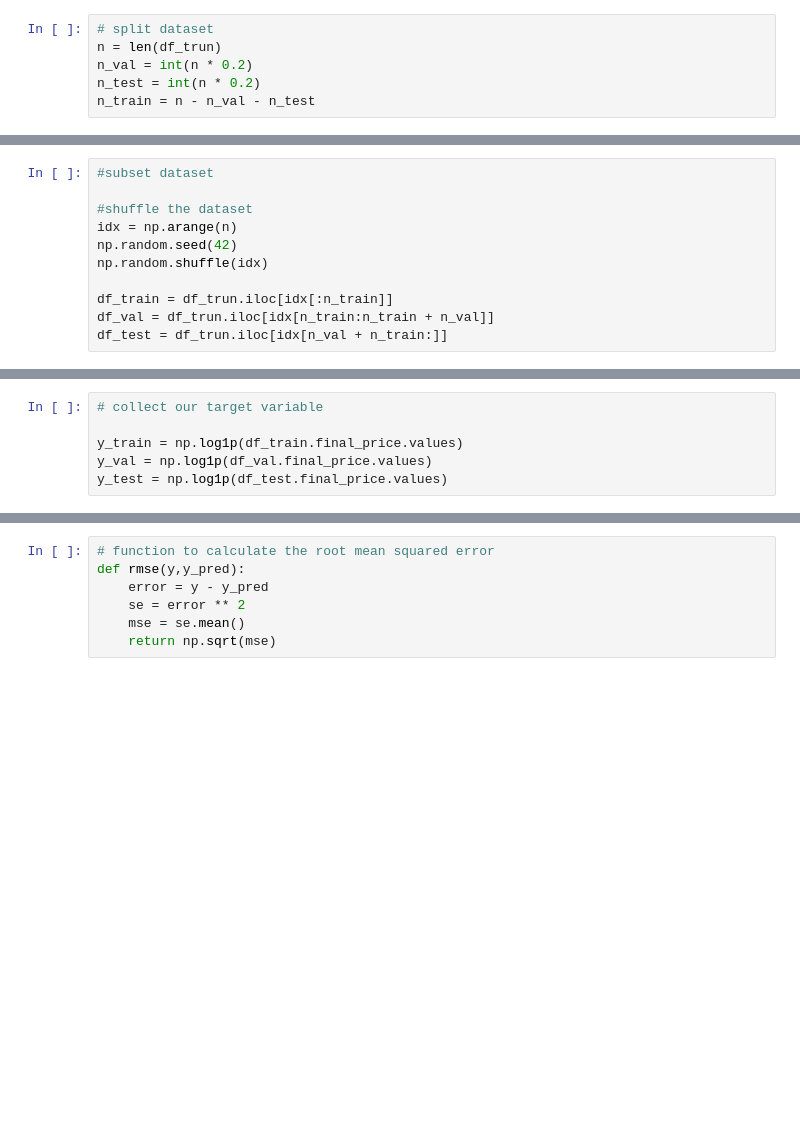
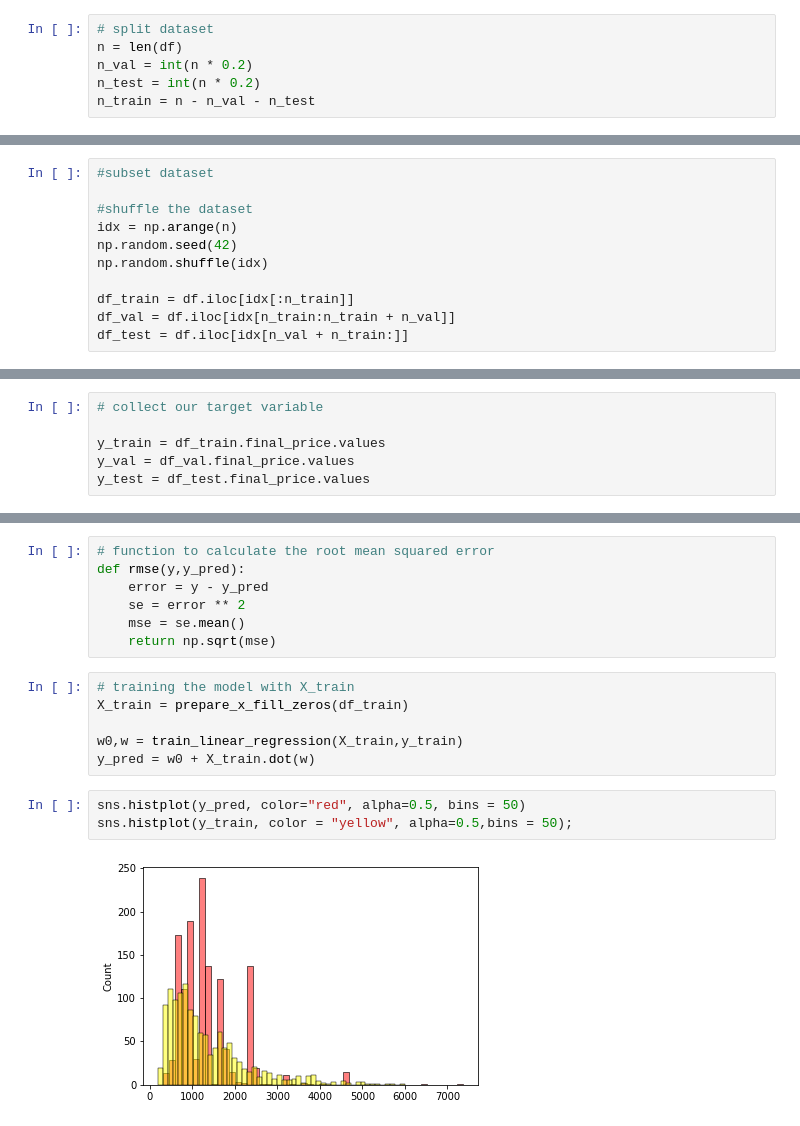
Before and after one commit to agudze-silas/ml-zoomcamp, a Jupyter notebook: week-2/homework.ipynb, the cells around one changed output, grey strips where cells are left out. Drawn from its saved outputs; the diff is of its cells as text; blank space fills up the shorter version.

```diff
--- a/week-2/homework.ipynb
+++ b/week-2/homework.ipynb
@@ -92,7 +73,7 @@ df_trun.describe()
 | max | 128.000000 | 4000.000000 | 18.000000 | 7150.470000 |
 # %%
 # split dataset
-n = len(df_trun)
+n = len(df)
 n_val = int(n * 0.2)
 n_test = int(n * 0.2)
 n_train = n - n_val - n_test
@@ -104,9 +89,9 @@ idx = np.arange(n)
 np.random.seed(42)
 np.random.shuffle(idx)
 
-df_train = df_trun.iloc[idx[:n_train]]
-df_val = df_trun.iloc[idx[n_train:n_train + n_val]]
-df_test = df_trun.iloc[idx[n_val + n_train:]]
+df_train = df.iloc[idx[:n_train]]
+df_val = df.iloc[idx[n_train:n_train + n_val]]
+df_test = df.iloc[idx[n_val + n_train:]]
 # %%
 df_train = df_train.reset_index(drop=True)
 df_val = df_val.reset_index(drop=True)
@@ -114,9 +99,9 @@ df_val = df_test.reset_index(drop=True)
 # %%
 # collect our target variable
 
-y_train = np.log1p(df_train.final_price.values)
-y_val = np.log1p(df_val.final_price.values)
-y_test = np.log1p(df_test.final_price.values)
+y_train = df_train.final_price.values
+y_val = df_val.final_price.values
+y_test = df_test.final_price.values
 # %%
 del df_train['final_price']
 del df_test['final_price']
@@ -171,6 +157,17 @@ def rmse(y,y_pred):
     se = error ** 2
     mse = se.mean()
     return np.sqrt(mse)
+# %%
+# training the model with X_train
+X_train = prepare_x_fill_zeros(df_train)
+
+w0,w = train_linear_regression(X_train,y_train)
+y_pred = w0 + X_train.dot(w)
+# %%
+sns.histplot(y_pred, color="red", alpha=0.5, bins = 50)
+sns.histplot(y_train, color = "yellow", alpha=0.5,bins = 50);
+# %% [output]
+[figure, added]
 # %%
 # using the fillna with 0
 X_train = prepare_x_fill_zeros(df_train)
```
Also changed, not shown: parts of 16 cells of this notebook.
